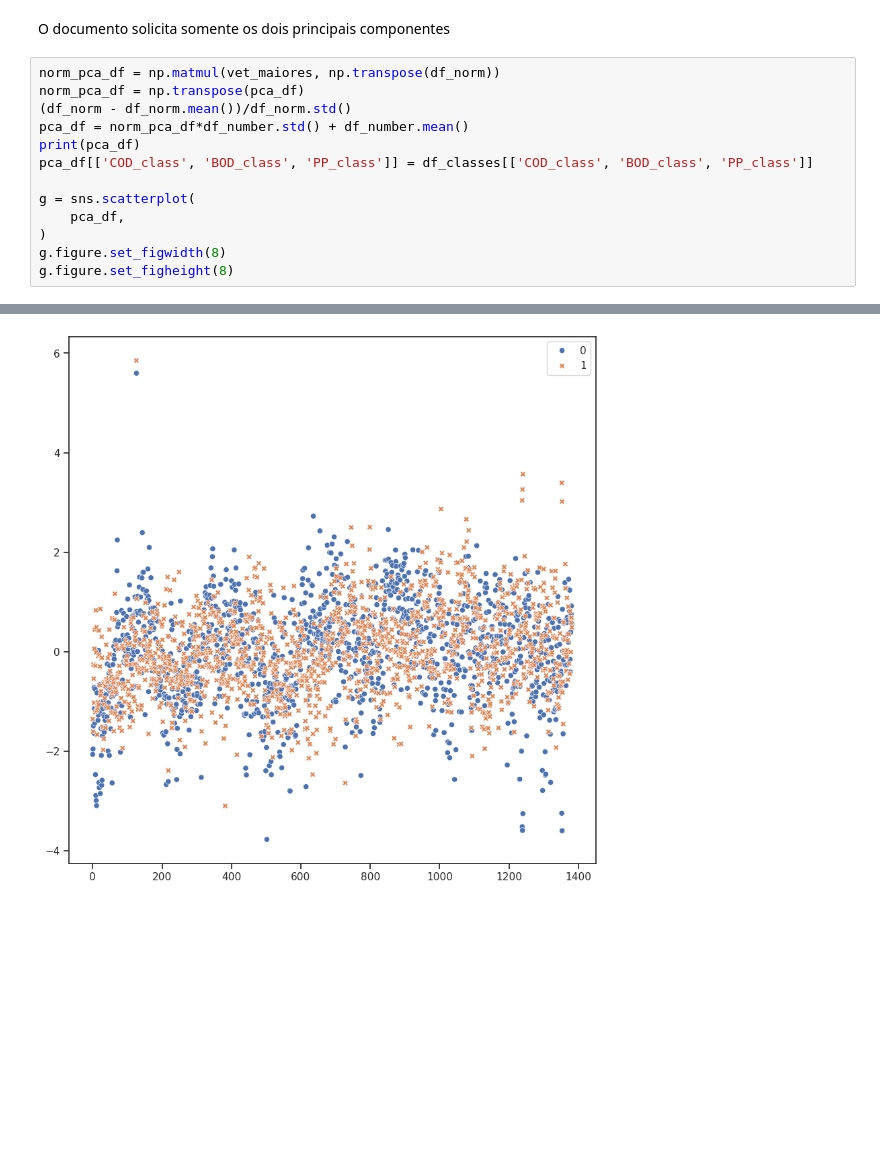
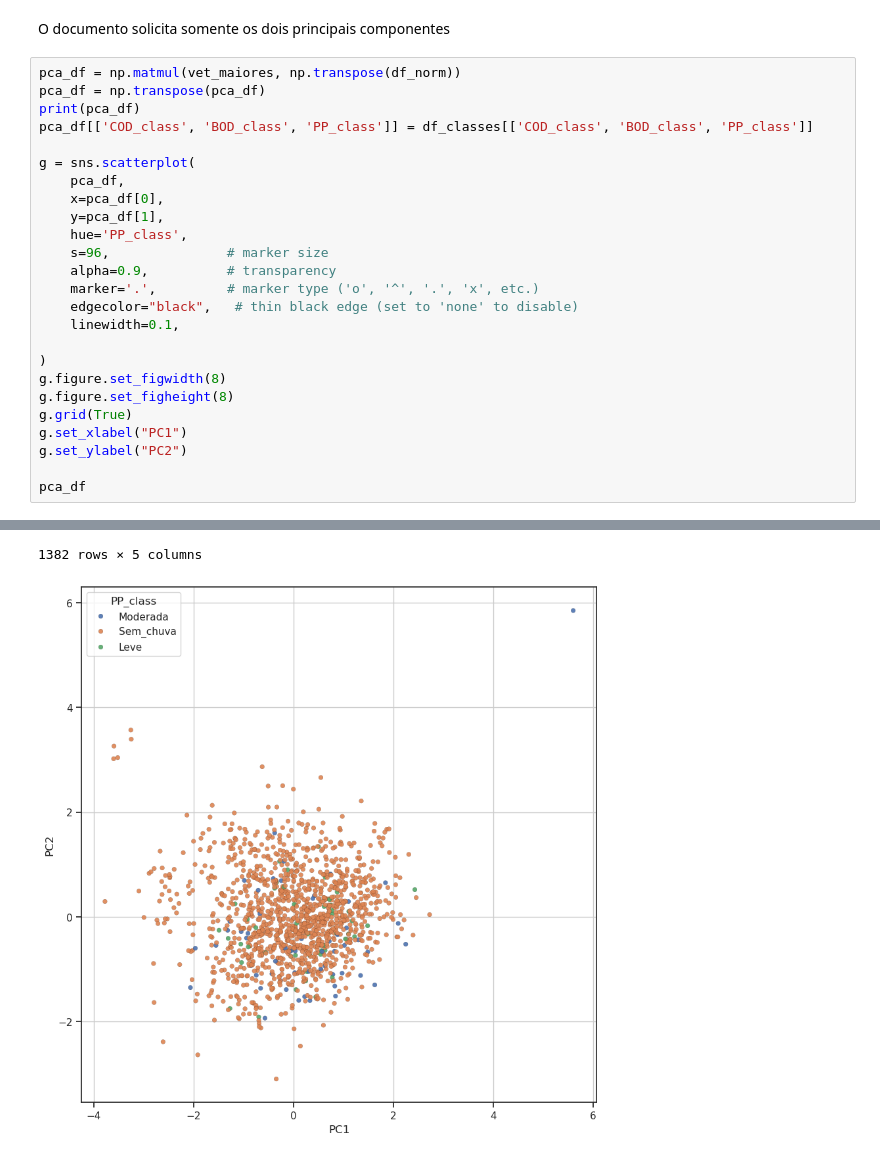
Before and after one commit to Krumpu/Homework_ICA, a Jupyter notebook: HW_1_ICA.ipynb, the cells around one changed output, grey strips where cells are left out. Drawn from its saved outputs; the diff is of its cells as text; blank space fills up the shorter version.

Commit message:
PCA scatterplot markers smaller

```diff
--- a/HW_1_ICA.ipynb
+++ b/HW_1_ICA.ipynb
@@ -566,18 +590,30 @@ NameError: name 'autovalores' is not defined
 # %% [markdown]
 O documento solicita somente os dois principais componentes
 # %%
-norm_pca_df = np.matmul(vet_maiores, np.transpose(df_norm))
-norm_pca_df = np.transpose(pca_df)
-(df_norm - df_norm.mean())/df_norm.std()
-pca_df = norm_pca_df*df_number.std() + df_number.mean()
+pca_df = np.matmul(vet_maiores, np.transpose(df_norm))
+pca_df = np.transpose(pca_df)
 print(pca_df)
 pca_df[['COD_class', 'BOD_class', 'PP_class']] = df_classes[['COD_class', 'BOD_class', 'PP_class']]
 
 g = sns.scatterplot(
     pca_df,
+    x=pca_df[0],
+    y=pca_df[1],
+    hue='PP_class',
+    s=96,               # marker size
+    alpha=0.9,          # transparency
+    marker='.',         # marker type ('o', '^', '.', 'x', etc.)
+    edgecolor="black",   # thin black edge (set to 'none' to disable)
+    linewidth=0.1,
+
 )
 g.figure.set_figwidth(8)
 g.figure.set_figheight(8)
+g.grid(True)
+g.set_xlabel("PC1")
+g.set_ylabel("PC2")
+
+pca_df
 # %% [output]
              0         1
 0    -2.062324 -1.352389
@@ -596 +644,2 @@ g.figure.set_figheight(8)
+1382 rows × 5 columns
-[figure, old version]
+[figure, new version]
```
Also changed, not shown: parts of 6 cells of this notebook.
